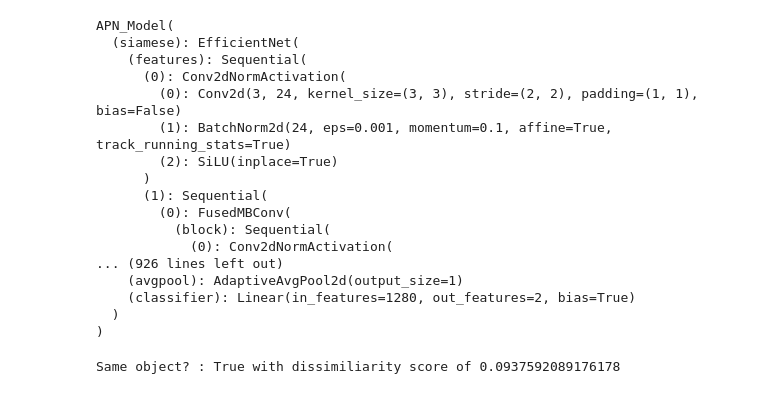
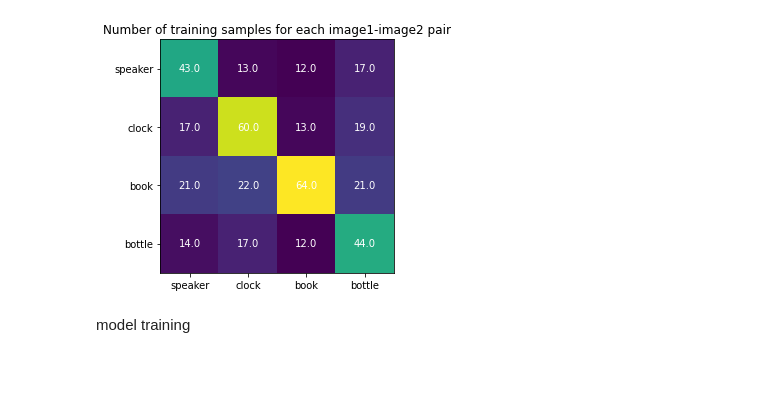
Before and after one commit to rchllllll/cp5105-capstone-proj, a Jupyter notebook: siamese.ipynb, the cells around one changed output. Drawn from its saved outputs; the diff is of its cells as text; code cells hidden in the pictures.

```diff
--- a/siamese.ipynb
+++ b/siamese.ipynb
@@ -81 +158,31 @@ show([A, P, N])
+# %%
+d = dict()
+
+one = img1class.numpy()
+two = img2class.numpy()
+num_classes = len(np.unique(one))
+
+res = np.zeros((num_classes, num_classes))
+
+for l in range(len(one)):
+  res[one[l], two[l]] += 1
+
+fig, ax = plt.subplots()
+
+ax.imshow(res)
+
+ax.set_xticks(np.arange(num_classes), labels=class_names)
+ax.set_yticks(np.arange(num_classes), labels=class_names)
+
+for i in range(num_classes):
+    for j in range(num_classes):
+        text = ax.text(j, i, res[i, j], ha="center", va="center", color="w")
+
+ax.set_title("Number of training samples for each image1-image2 pair")
+fig.tight_layout()
+plt.show()
+# %% [output]
+[figure, added]
+# %% [markdown]
+model training
 # %%
@@ -95,25 +206,3 @@ class APN_Model(nn.Module):
     out1 = self.siamese(x1)
     out2 = self.siamese(x2)
     return out1, out2
-# %%
-model = APN_Model()
-model.to(DEVICE)
-model.eval()
-# %% [output]
-APN_Model(
-  (siamese): EfficientNet(
-    (features): Sequential(
-      (0): Conv2dNormActivation(
-        (0): Conv2d(3, 24, kernel_size=(3, 3), stride=(2, 2), padding=(1, 1), bias=False)
-        (1): BatchNorm2d(24, eps=0.001, momentum=0.1, affine=True, track_running_stats=True)
-        (2): SiLU(inplace=True)
-      )
-      (1): Sequential(
-        (0): FusedMBConv(
-          (block): Sequential(
-            (0): Conv2dNormActivation(
-... (926 lines left out)
-    (avgpool): AdaptiveAvgPool2d(output_size=1)
-    (classifier): Linear(in_features=1280, out_features=2, bias=True)
-  )
-)
@@ -122,6 +208,0 @@ SIMILIARITY_THRESHOLD = 0.3
-# %%
-out1, out2 = model(A, P)
-dist = F.pairwise_distance(out1, out2, keepdim = True)
-print(f"Same object? : {(dist<SIMILIARITY_THRESHOLD).item()} with dissimiliarity score of {dist.item()}")
-# %% [output]
-Same object? : True with dissimiliarity score of 0.0937592089176178
```
Also changed, not shown: parts of 28 cells of this notebook.
